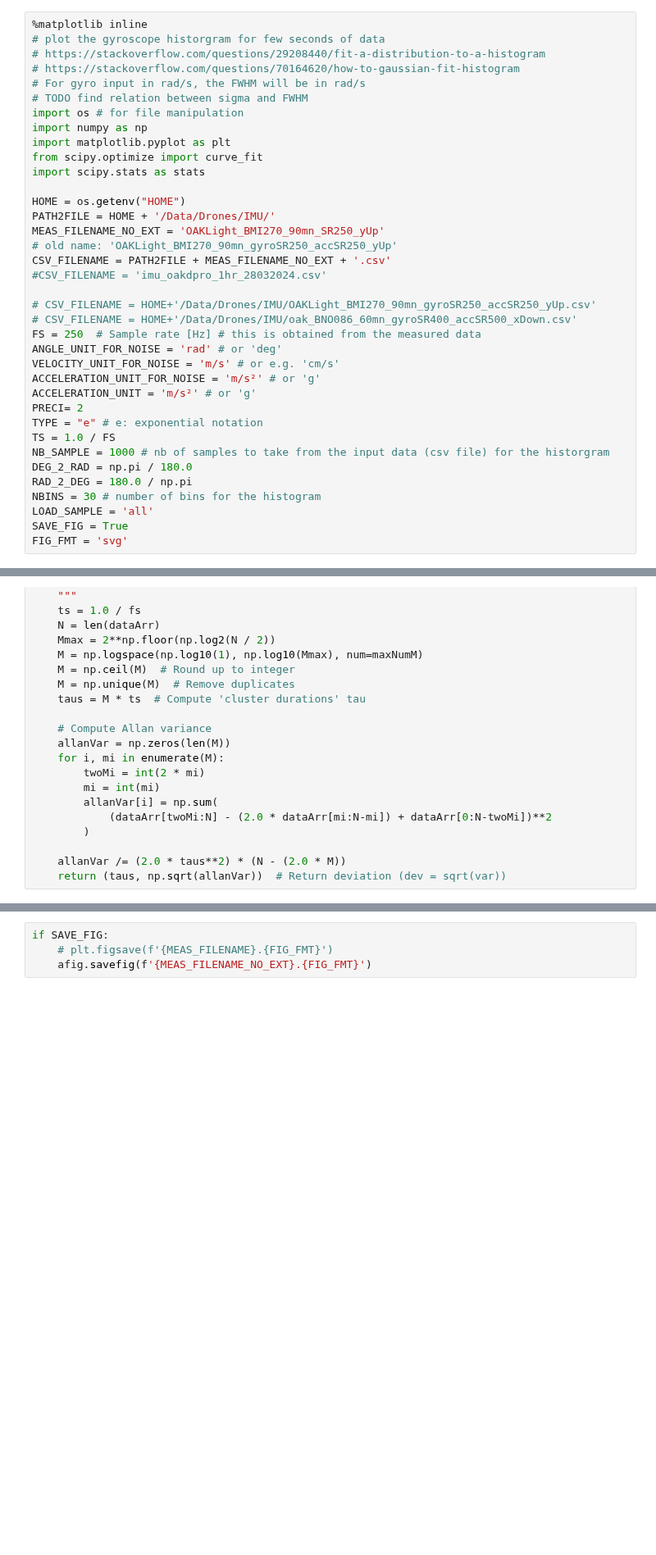
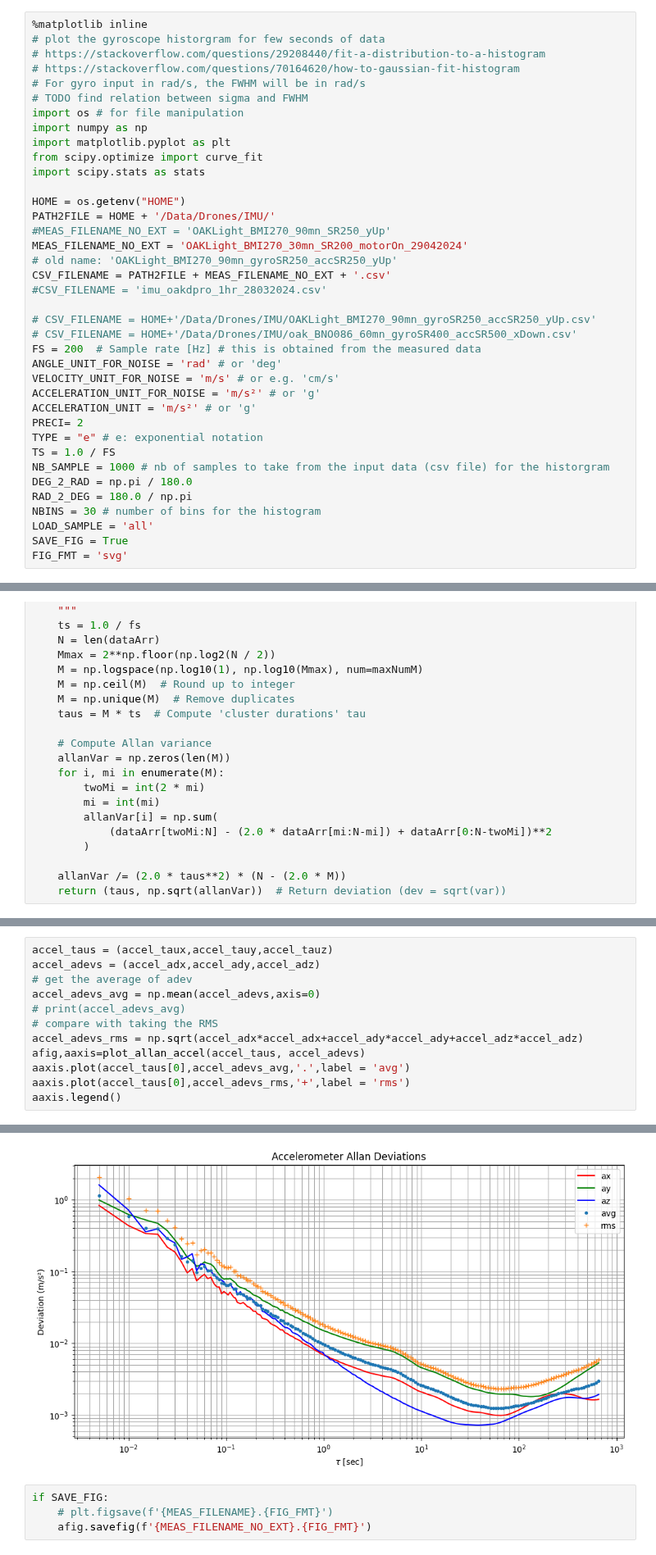
Before and after one commit to diplodocuslongus/depthai2know, a Jupyter notebook: IMU/noise_from_allan.ipynb, the cells around one changed output, grey strips where cells are left out. Shown at 82% size. Saved outputs shown, nothing was run; the diff lists cells and outputs as text; blank space fills up the shorter version.

```diff
--- a/IMU/noise_from_allan.ipynb
+++ b/IMU/noise_from_allan.ipynb
@@ -29,14 +29,15 @@ import scipy.stats as stats
 
 HOME = os.getenv("HOME")
 PATH2FILE = HOME + '/Data/Drones/IMU/'
-MEAS_FILENAME_NO_EXT = 'OAKLight_BMI270_90mn_SR250_yUp'
+#MEAS_FILENAME_NO_EXT = 'OAKLight_BMI270_90mn_SR250_yUp'
+MEAS_FILENAME_NO_EXT = 'OAKLight_BMI270_30mn_SR200_motorOn_29042024'
 # old name: 'OAKLight_BMI270_90mn_gyroSR250_accSR250_yUp'
 CSV_FILENAME = PATH2FILE + MEAS_FILENAME_NO_EXT + '.csv'
 #CSV_FILENAME = 'imu_oakdpro_1hr_28032024.csv'
 
 # CSV_FILENAME = HOME+'/Data/Drones/IMU/OAKLight_BMI270_90mn_gyroSR250_accSR250_yUp.csv'
 # CSV_FILENAME = HOME+'/Data/Drones/IMU/oak_BNO086_60mn_gyroSR400_accSR500_xDown.csv'
-FS = 250  # Sample rate [Hz] # this is obtained from the measured data
+FS = 200  # Sample rate [Hz] # this is obtained from the measured data
 ANGLE_UNIT_FOR_NOISE = 'rad' # or 'deg'
 VELOCITY_UNIT_FOR_NOISE = 'm/s' # or e.g. 'cm/s'
 ACCELERATION_UNIT_FOR_NOISE = 'm/s²' # or 'g'
@@ -211,0 +218,13 @@ afig,aaxis=plot_allan_accel(accel_taus, accel_adevs)
+# %%
+accel_taus = (accel_taux,accel_tauy,accel_tauz)
+accel_adevs = (accel_adx,accel_ady,accel_adz)
+# get the average of adev
+accel_adevs_avg = np.mean(accel_adevs,axis=0)
+# print(accel_adevs_avg)
+# compare with taking the RMS
+accel_adevs_rms = np.sqrt(accel_adx*accel_adx+accel_ady*accel_ady+accel_adz*accel_adz)
+afig,aaxis=plot_allan_accel(accel_taus, accel_adevs)
+aaxis.plot(accel_taus[0],accel_adevs_avg,'.',label = 'avg')
+aaxis.plot(accel_taus[0],accel_adevs_rms,'+',label = 'rms')
+aaxis.legend()
+# %% [output]
@@ -212,3 +232,4 @@ afig,aaxis=plot_allan_accel(accel_taus, accel_adevs)
+[figure, added]
 # %%
 if SAVE_FIG:
     # plt.figsave(f'{MEAS_FILENAME}.{FIG_FMT}')
```
Also changed, not shown: parts of 30 cells of this notebook, 1 other file.
